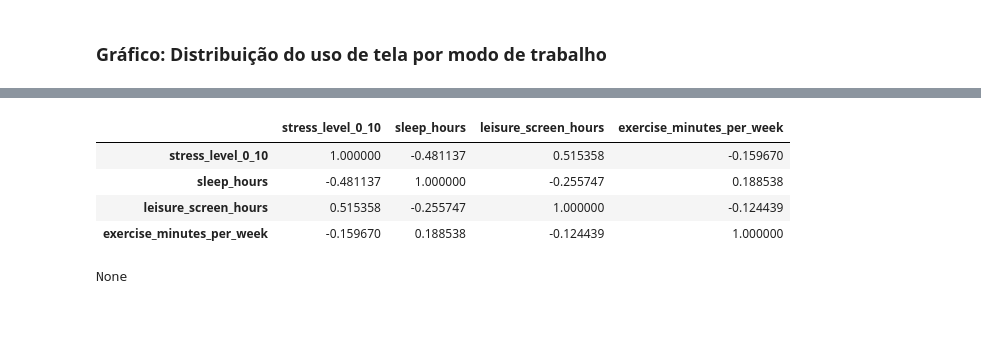
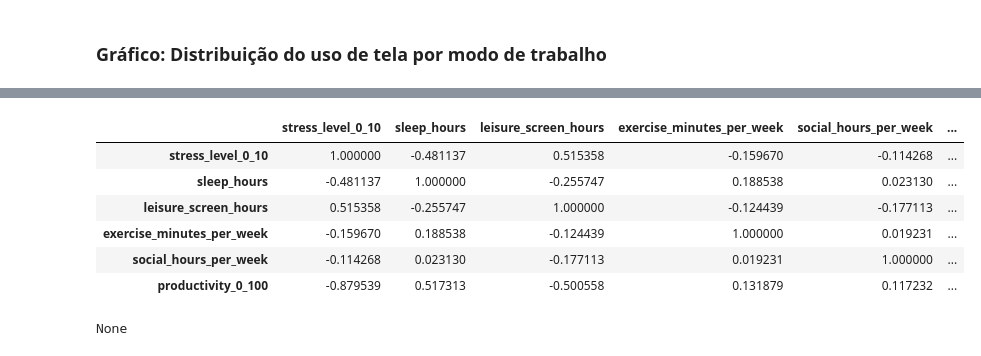
Before and after one commit to karenQuiroga88/python_cases, a Jupyter notebook: Case_v2.ipynb, the cells around one changed output, grey strips where cells are left out. Drawn from its saved outputs; the diff is of its cells as text; code cells hidden in the pictures; blank space fills up the shorter version.

```diff
--- a/Case_v2.ipynb
+++ b/Case_v2.ipynb
@@ -309,14 +309,16 @@ graficoSaudeMental2.show()
 [interactive output not drawn]
 # %%
 correlacao_sono_saudemental = df[
-    [ 'stress_level_0_10', 'sleep_hours', 'leisure_screen_hours','exercise_minutes_per_week']
+    [ 'stress_level_0_10', 'sleep_hours', 'leisure_screen_hours','exercise_minutes_per_week','social_hours_per_week','productivity_0_100']
 ].corr()
 
 print(display(correlacao_sono_saudemental))
 # %% [output]
-|  | stress_level_0_10 | sleep_hours | leisure_screen_hours | exercise_minutes_per_week |
-| stress_level_0_10 | 1.000000 | -0.481137 | 0.515358 | -0.159670 |
-| sleep_hours | -0.481137 | 1.000000 | -0.255747 | 0.188538 |
-| leisure_screen_hours | 0.515358 | -0.255747 | 1.000000 | -0.124439 |
-| exercise_minutes_per_week | -0.159670 | 0.188538 | -0.124439 | 1.000000 |
+|  | stress_level_0_10 | sleep_hours | leisure_screen_hours | exercise_minutes_per_week | social_hours_per_week | ... |
+| stress_level_0_10 | 1.000000 | -0.481137 | 0.515358 | -0.159670 | -0.114268 | ... |
+| sleep_hours | -0.481137 | 1.000000 | -0.255747 | 0.188538 | 0.023130 | ... |
+| leisure_screen_hours | 0.515358 | -0.255747 | 1.000000 | -0.124439 | -0.177113 | ... |
+| exercise_minutes_per_week | -0.159670 | 0.188538 | -0.124439 | 1.000000 | 0.019231 | ... |
+| social_hours_per_week | -0.114268 | 0.023130 | -0.177113 | 0.019231 | 1.000000 | ... |
+| productivity_0_100 | -0.879539 | 0.517313 | -0.500558 | 0.131879 | 0.117232 | ... |
 None
```
Also changed, not shown: parts of 5 cells of this notebook.
